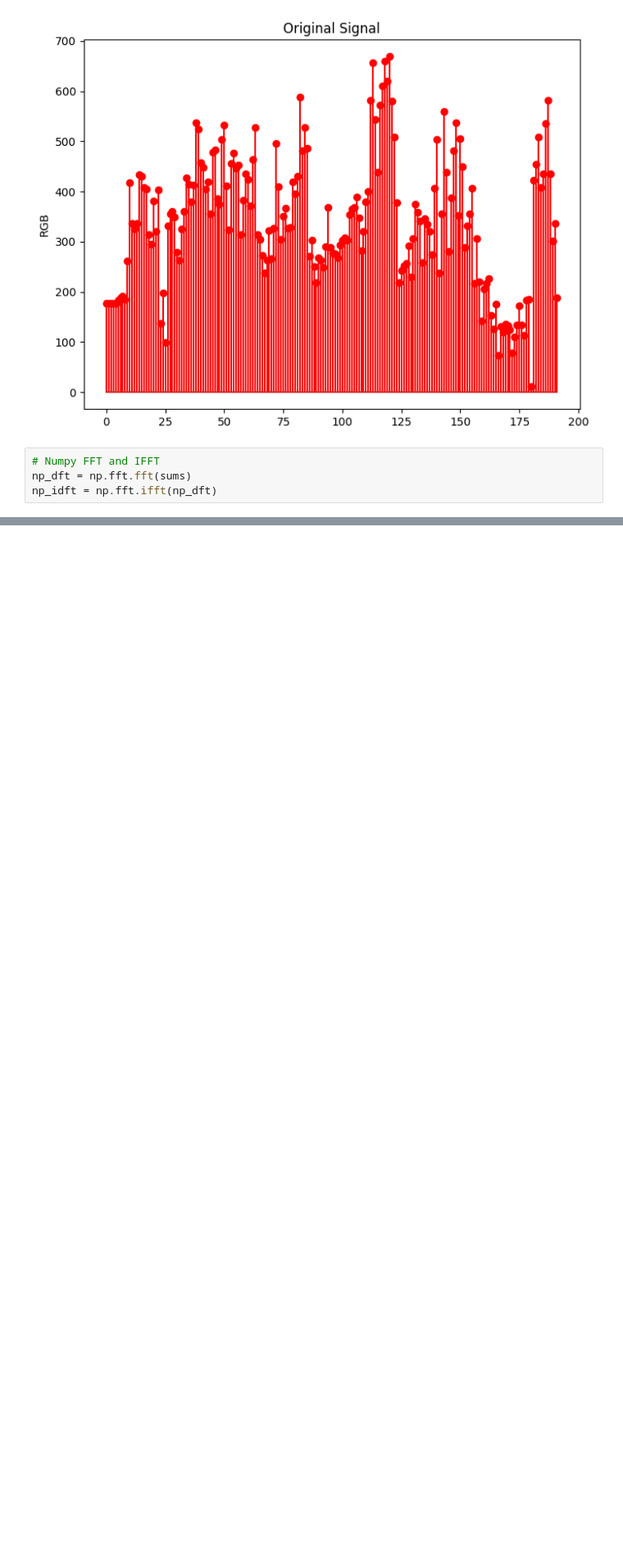
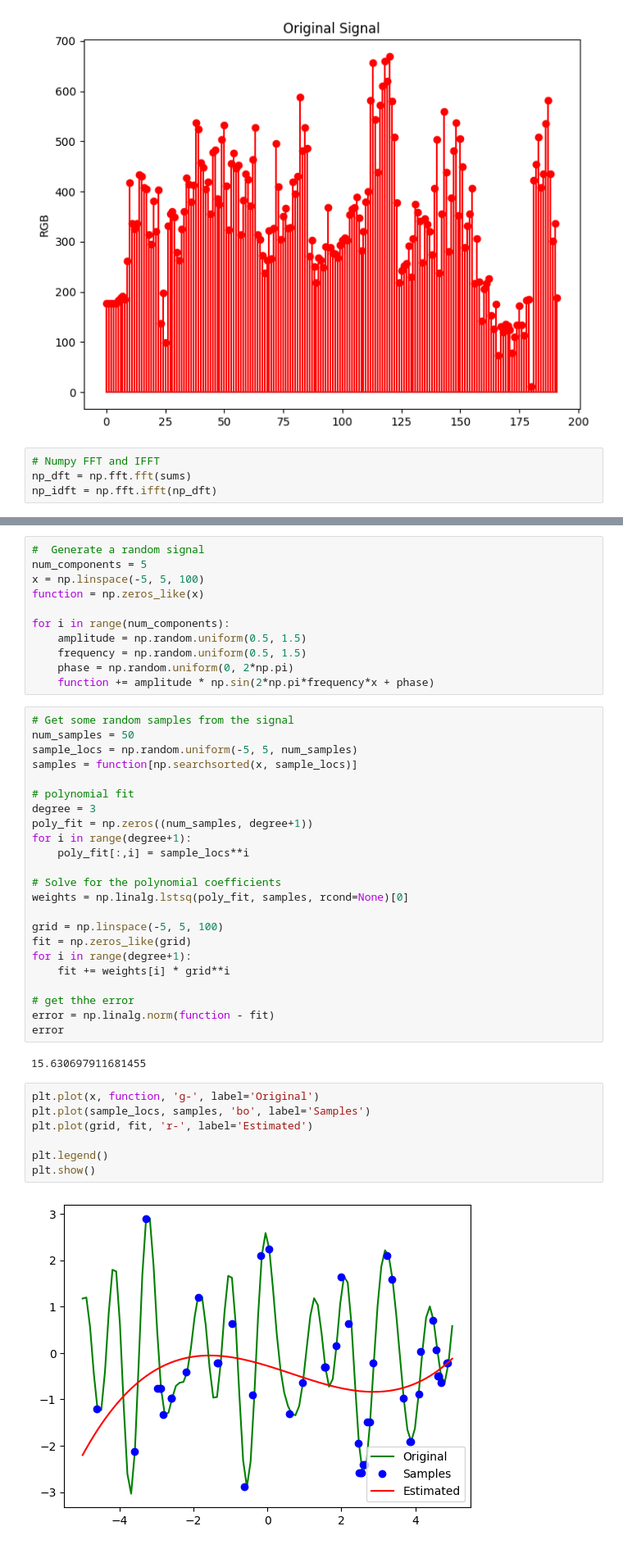
Before and after one commit to ZaneLeo111/Data_Visualization_Labs, a Jupyter notebook: Lab1/1.ipynb, the cells around one changed output, grey strips where cells are left out. Shown: that part at 82% size. Cells and saved outputs as stored; diff of their text form; blank space fills up the shorter version.

```diff
--- a/Lab1/1.ipynb
+++ b/Lab1/1.ipynb
@@ -80,0 +79,45 @@ plt.show()
+# %%
+#  Generate a random signal
+num_components = 5
+x = np.linspace(-5, 5, 100)
+function = np.zeros_like(x)
+
+for i in range(num_components):
+    amplitude = np.random.uniform(0.5, 1.5)
+    frequency = np.random.uniform(0.5, 1.5)
+    phase = np.random.uniform(0, 2*np.pi)
+    function += amplitude * np.sin(2*np.pi*frequency*x + phase)
+# %%
+# Get some random samples from the signal
+num_samples = 50
+sample_locs = np.random.uniform(-5, 5, num_samples)
+samples = function[np.searchsorted(x, sample_locs)]
+
+# polynomial fit
+degree = 3
+poly_fit = np.zeros((num_samples, degree+1))
+for i in range(degree+1):
+    poly_fit[:,i] = sample_locs**i
+
+# Solve for the polynomial coefficients
+weights = np.linalg.lstsq(poly_fit, samples, rcond=None)[0]
+
+grid = np.linspace(-5, 5, 100)
+fit = np.zeros_like(grid)
+for i in range(degree+1):
+    fit += weights[i] * grid**i
+
+# get thhe error
+error = np.linalg.norm(function - fit)
+error
+# %% [output]
+15.630697911681455
+# %%
+plt.plot(x, function, 'g-', label='Original')
+plt.plot(sample_locs, samples, 'bo', label='Samples')
+plt.plot(grid, fit, 'r-', label='Estimated')
+
+plt.legend()
+plt.show()
+# %% [output]
+[figure, added]
```
Also changed, not shown: parts of 8 cells of this notebook.
